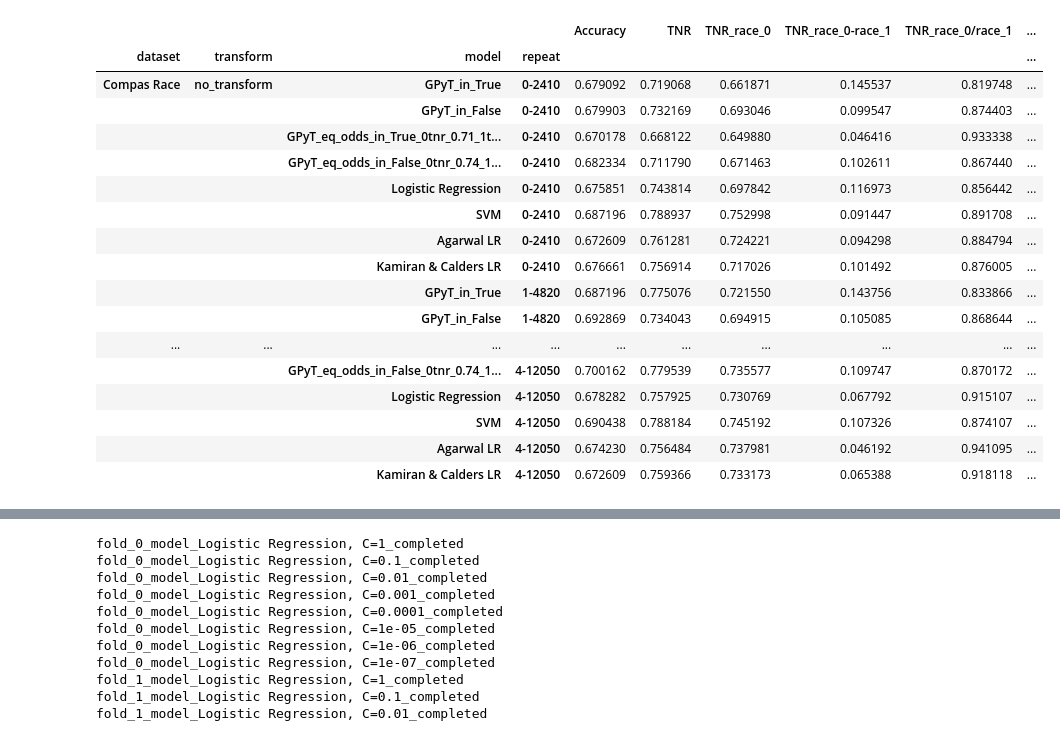
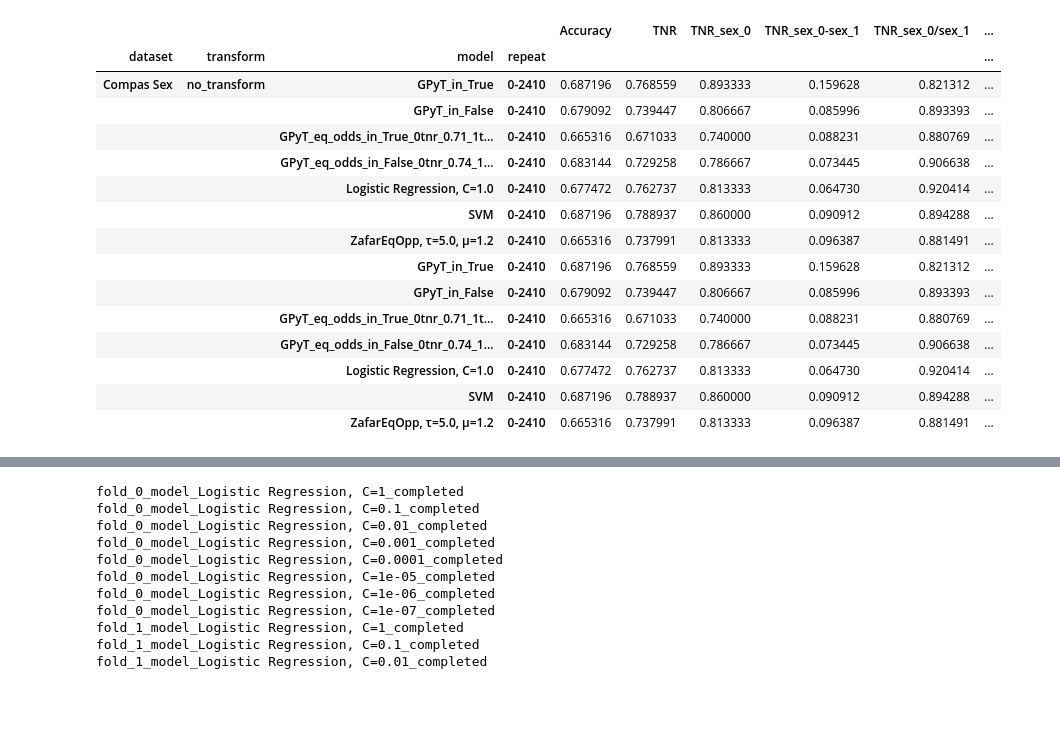
Before and after one commit to wearepal/ethicml-models, a Jupyter notebook: experiments/example_backup.ipynb, the cells around one changed output, grey strips where cells are left out. Cells and saved outputs as stored; diff of their text form; code cells hidden in the pictures; blank space fills up the shorter version.

```diff
--- a/experiments/example_backup.ipynb
+++ b/experiments/example_backup.ipynb
@@ -12,13 +11,13 @@ from ethicml.visualisation.plot import plot_mean_std_box
 # %%
 # YOU DON'T HAVE TO UNDERSTAND THE CODE IN THIS CELL
 # we only tell the model where the "run.py" is and where the python executable is
-file_name = Path('..') / "run.py"
+code_dir = Path('..')
 def gp(**kwargs):
-    return GPyT(file_name=file_name, executable=sys.executable, **kwargs)
+    return GPyT(code_dir=code_dir, **kwargs)
 def gp_dp(**kwargs):
-    return GPyTDemPar(file_name=file_name, executable=sys.executable, **kwargs)
+    return GPyTDemPar(code_dir=code_dir, **kwargs)
 def gp_eo(**kwargs):
-    return GPyTEqOdds(file_name=file_name, executable=sys.executable, **kwargs)
+    return GPyTEqOdds(code_dir=code_dir, **kwargs)
 # %%
 # tnr_race_False = 0.724
 # tnr_race_True = 0.702
@@ -41,44 +40,43 @@ for tpr in [0.7]:
 baselines = [
     LR(),
     SVM(),
-    Agarwal(fairness="EqOd"),
-    Kamiran(),
+#     Agarwal(fairness="EqOd"),
+#     Kamiran(),
 #     Kamishima(),
+    ZafarEqOpp(),
 ]
 algos += baselines
 # %%
 data = [
-    Compas("Race"),
-#     Compas("Sex"),
+#     Compas("Race"),
+    Compas("Sex"),
 #     Adult("Race"),
 #     Adult("Sex"),
 ]
 # %%
 results = evaluate_models(
     datasets=data,
     inprocess_models=algos,
     metrics=[Accuracy(), ProbPos(), TPR(), TNR()],
     per_sens_metrics=[ProbPos(), TPR(), TNR()],
-    repeats=5,
-    delete_prev=True,  # delete previous results
+    repeats=1,
+    delete_prev=False,  # delete previous results
 )
 results
 # %% [output]
-|  |  |  |  | Accuracy | TNR | TNR_race_0 | TNR_race_0-race_1 | TNR_race_0/race_1 | ... |
+|  |  |  |  | Accuracy | TNR | TNR_sex_0 | TNR_sex_0-sex_1 | TNR_sex_0/sex_1 | ... |
 | dataset | transform | model | repeat |  |  |  |  |  | ... |
-| Compas Race | no_transform | GPyT_in_True | 0-2410 | 0.679092 | 0.719068 | 0.661871 | 0.145537 | 0.819748 | ... |
-|  |  | GPyT_in_False | 0-2410 | 0.679903 | 0.732169 | 0.693046 | 0.099547 | 0.874403 | ... |
-|  |  | GPyT_eq_odds_in_True_0tnr_0.71_1t... | 0-2410 | 0.670178 | 0.668122 | 0.649880 | 0.046416 | 0.933338 | ... |
-|  |  | GPyT_eq_odds_in_False_0tnr_0.74_1... | 0-2410 | 0.682334 | 0.711790 | 0.671463 | 0.102611 | 0.867440 | ... |
-|  |  | Logistic Regression | 0-2410 | 0.675851 | 0.743814 | 0.697842 | 0.116973 | 0.856442 | ... |
-|  |  | SVM | 0-2410 | 0.687196 | 0.788937 | 0.752998 | 0.091447 | 0.891708 | ... |
-|  |  | Agarwal LR | 0-2410 | 0.672609 | 0.761281 | 0.724221 | 0.094298 | 0.884794 | ... |
-|  |  | Kamiran & Calders LR | 0-2410 | 0.676661 | 0.756914 | 0.717026 | 0.101492 | 0.876005 | ... |
-|  |  | GPyT_in_True | 1-4820 | 0.687196 | 0.775076 | 0.721550 | 0.143756 | 0.833866 | ... |
-|  |  | GPyT_in_False | 1-4820 | 0.692869 | 0.734043 | 0.694915 | 0.105085 | 0.868644 | ... |
-| ... | ... | ... | ... | ... | ... | ... | ... | ... | ... |
-|  |  | GPyT_eq_odds_in_False_0tnr_0.74_1... | 4-12050 | 0.700162 | 0.779539 | 0.735577 | 0.109747 | 0.870172 | ... |
-|  |  | Logistic Regression | 4-12050 | 0.678282 | 0.757925 | 0.730769 | 0.067792 | 0.915107 | ... |
-|  |  | SVM | 4-12050 | 0.690438 | 0.788184 | 0.745192 | 0.107326 | 0.874107 | ... |
-|  |  | Agarwal LR | 4-12050 | 0.674230 | 0.756484 | 0.737981 | 0.046192 | 0.941095 | ... |
-|  |  | Kamiran & Calders LR | 4-12050 | 0.672609 | 0.759366 | 0.733173 | 0.065388 | 0.918118 | ... |
+| Compas Sex | no_transform | GPyT_in_True | 0-2410 | 0.687196 | 0.768559 | 0.893333 | 0.159628 | 0.821312 | ... |
+|  |  | GPyT_in_False | 0-2410 | 0.679092 | 0.739447 | 0.806667 | 0.085996 | 0.893393 | ... |
+|  |  | GPyT_eq_odds_in_True_0tnr_0.71_1t... | 0-2410 | 0.665316 | 0.671033 | 0.740000 | 0.088231 | 0.880769 | ... |
+|  |  | GPyT_eq_odds_in_False_0tnr_0.74_1... | 0-2410 | 0.683144 | 0.729258 | 0.786667 | 0.073445 | 0.906638 | ... |
+|  |  | Logistic Regression, C=1.0 | 0-2410 | 0.677472 | 0.762737 | 0.813333 | 0.064730 | 0.920414 | ... |
+|  |  | SVM | 0-2410 | 0.687196 | 0.788937 | 0.860000 | 0.090912 | 0.894288 | ... |
+|  |  | ZafarEqOpp, τ=5.0, μ=1.2 | 0-2410 | 0.665316 | 0.737991 | 0.813333 | 0.096387 | 0.881491 | ... |
+|  |  | GPyT_in_True | 0-2410 | 0.687196 | 0.768559 | 0.893333 | 0.159628 | 0.821312 | ... |
+|  |  | GPyT_in_False | 0-2410 | 0.679092 | 0.739447 | 0.806667 | 0.085996 | 0.893393 | ... |
+|  |  | GPyT_eq_odds_in_True_0tnr_0.71_1t... | 0-2410 | 0.665316 | 0.671033 | 0.740000 | 0.088231 | 0.880769 | ... |
+|  |  | GPyT_eq_odds_in_False_0tnr_0.74_1... | 0-2410 | 0.683144 | 0.729258 | 0.786667 | 0.073445 | 0.906638 | ... |
+|  |  | Logistic Regression, C=1.0 | 0-2410 | 0.677472 | 0.762737 | 0.813333 | 0.064730 | 0.920414 | ... |
+|  |  | SVM | 0-2410 | 0.687196 | 0.788937 | 0.860000 | 0.090912 | 0.894288 | ... |
+|  |  | ZafarEqOpp, τ=5.0, μ=1.2 | 0-2410 | 0.665316 | 0.737991 | 0.813333 | 0.096387 | 0.881491 | ... |
```
Also changed, not shown: parts of 6 cells of this notebook.
